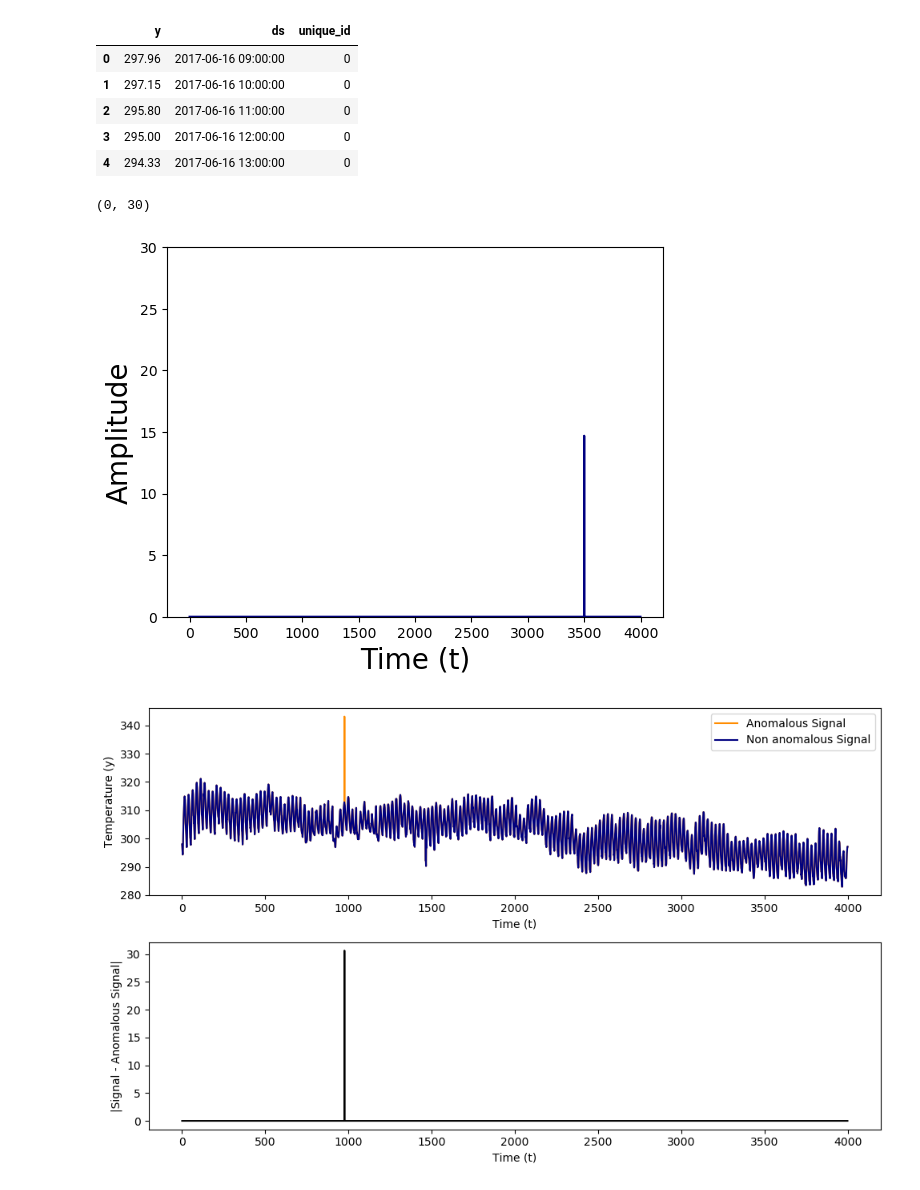
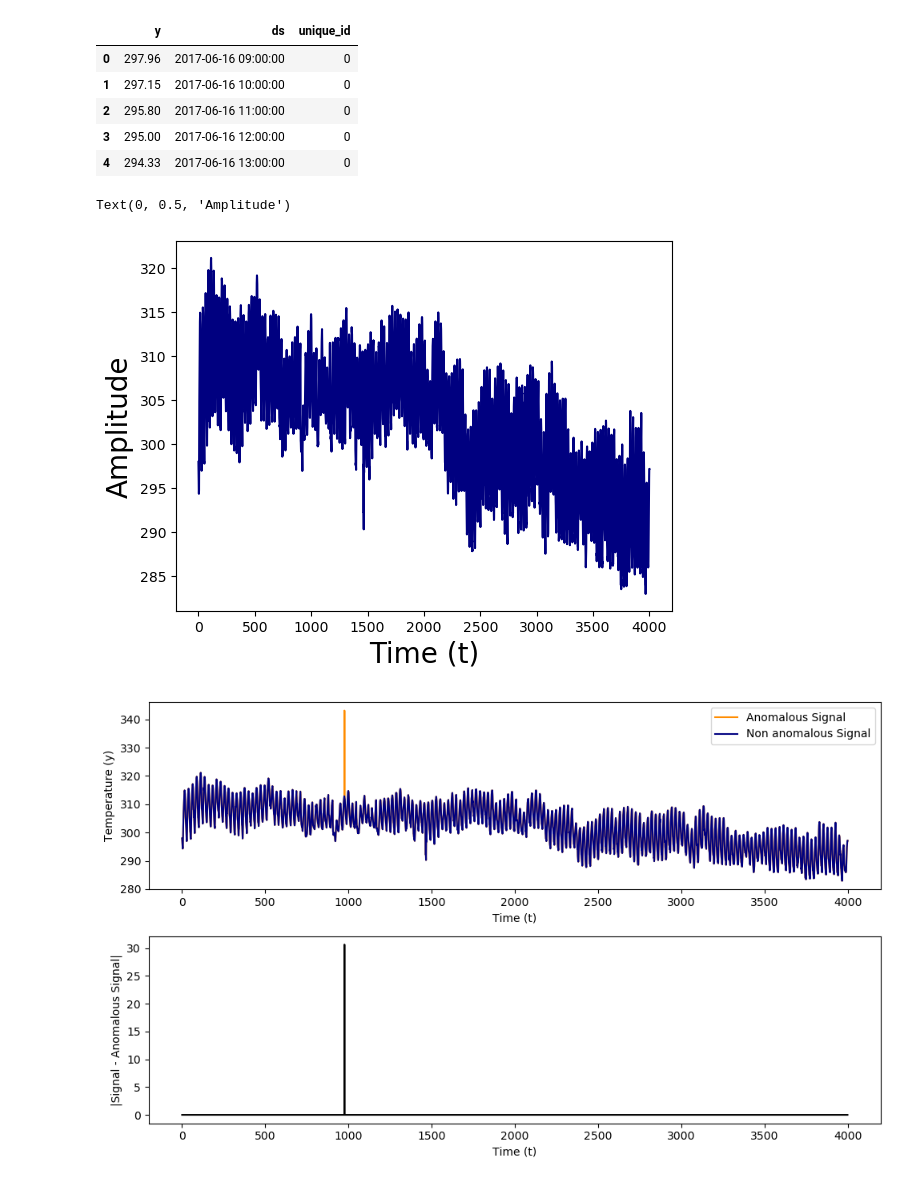
Before and after one commit to PieroPaialungaAI/AnomalyDetectionNixtla, a Jupyter notebook: temp.ipynb, the cells around one changed output. Cells and saved outputs as stored; diff of their text form; code cells hidden in the pictures.

```diff
--- a/temp.ipynb
+++ b/temp.ipynb
@@ -70,19 +78,18 @@ preprocessed_data.head()
 # %%
 from plotter import *
 import matplotlib.pyplot as plt
 import numpy as np
 signal = np.array(preprocessed_data['y'])
-position = 3500
+position = 100
 threshold = 0.05
 window = 250
 anomalous_signal = add_anomaly(signal = signal, position = position, threshold = threshold, window = window)
-plt.plot(np.abs(anomalous_signal-signal), color = 'navy')
+plt.plot(np.abs(anomalous_signal), color = 'navy')
 plt.xlabel('Time (t)',fontsize=20)
 plt.ylabel('Amplitude',fontsize=20)
-plt.ylim(0,30)
 # %% [output]
-(0, 30)
+Text(0, 0.5, 'Amplitude')
-[figure, old version]
+[figure, new version]
 # %%
 from plotter import *
 signal = np.array(preprocessed_data['y'])
```
Also changed, not shown: parts of 4 cells of this notebook, 1 other file.
